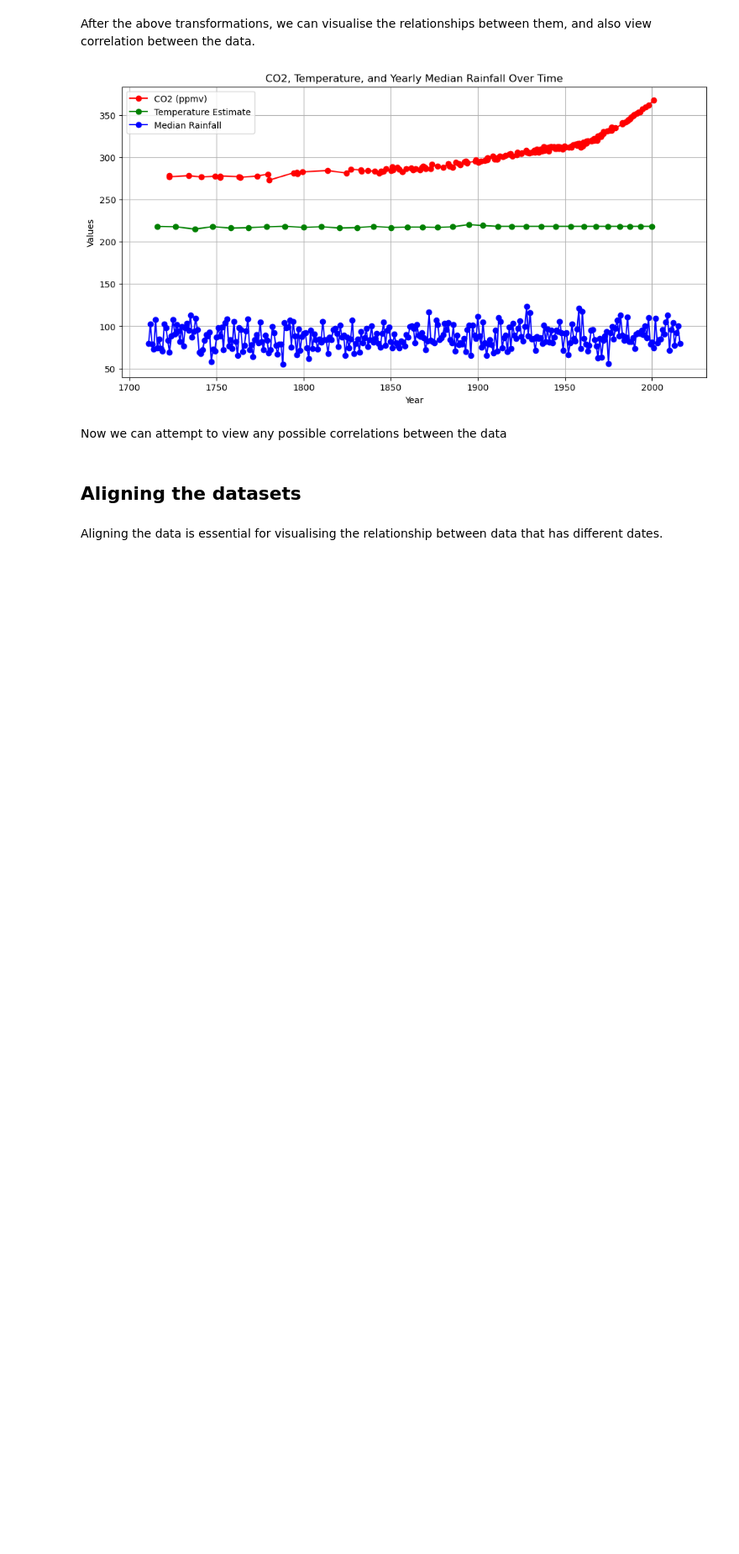
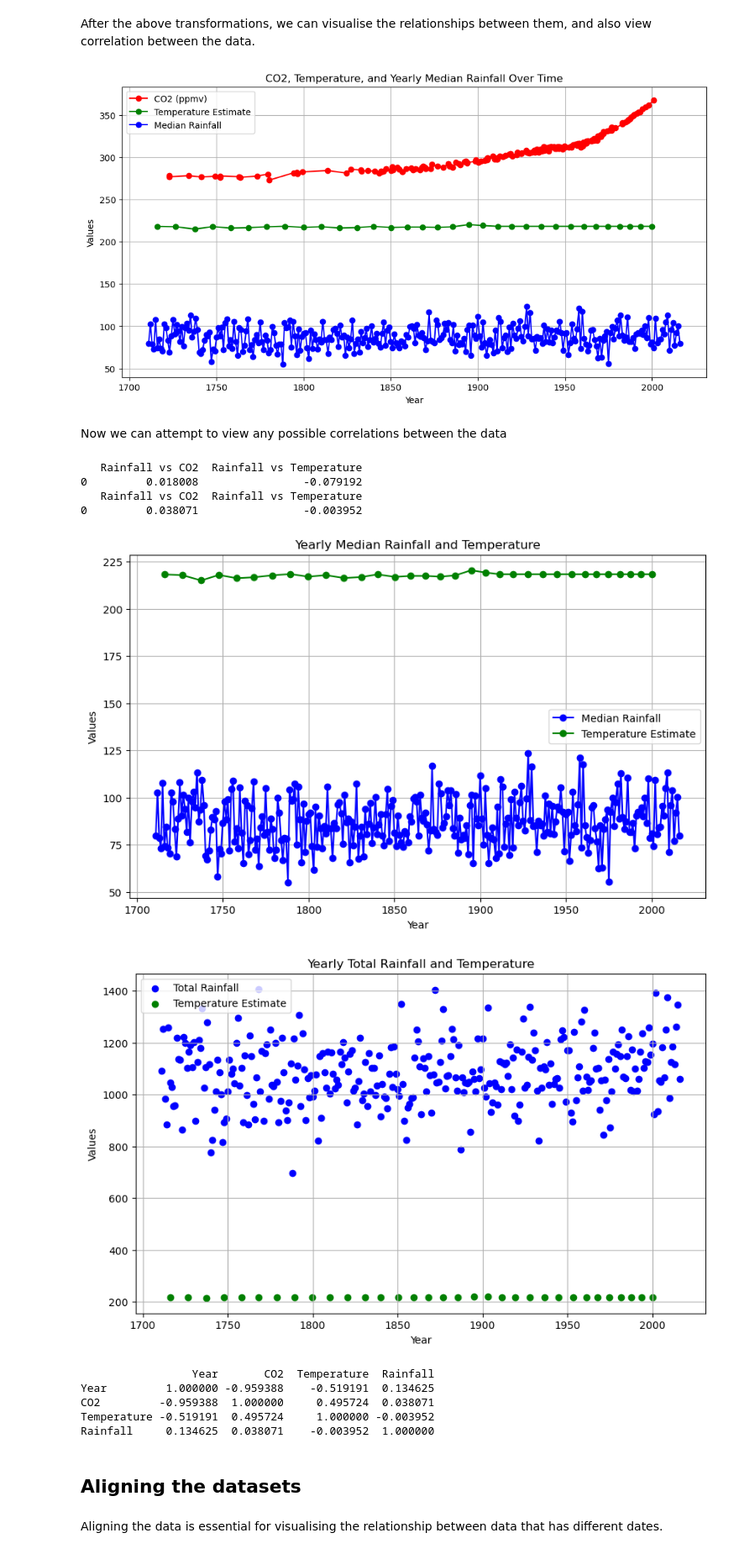
Before and after one commit to nexlanglxm/climate-data-analysis, a Jupyter notebook: project2/project.ipynb, the cells around one changed output. Shown at 84% size. Saved outputs shown, nothing was run; the diff lists cells and outputs as text; code cells hidden in the pictures; blank space fills up the shorter version.

Commit message:
correlation work

```diff
--- a/project2/project.ipynb
+++ b/project2/project.ipynb
@@ -400,6 +400,7 @@ After the above transformations, we can visualise the relationships between them
 yearco2 = filtered_co2['Actual Year']
 yeartemp = filtered_temp['Actual Year']
 yearrain = yearly_median_rainfall_dataset['Year']
+yeartotalrain = yearly_rainfall_dataset['Year']
 
 fig, ax = plt.subplots(figsize=(12, 6))
 
@@ -427,6 +428,72 @@ plt.show()
 [figure]
 # %% [markdown]
 Now we can attempt to view any possible correlations between the data
+# %%
+# Calculate Pearson correlation coefficients
+correlation_coefficients = pd.DataFrame({
+    'Rainfall vs CO2': filtered_co2['CO2 (ppmv)'].corr(yearly_median_rainfall_dataset['Median rainfall']),
+    'Rainfall vs Temperature': filtered_temp['temp'].corr(yearly_median_rainfall_dataset['Median rainfall'])
+}, index=[0])
+
+# Display correlation coefficients
+print(correlation_coefficients)
+
+totalraincorr = pd.DataFrame({
+    'Rainfall vs CO2': filtered_co2['CO2 (ppmv)'].corr(yearly_rainfall_dataset['Rainfall']),
+    'Rainfall vs Temperature': filtered_temp['temp'].corr(yearly_rainfall_dataset['Rainfall'])
+}, index=[0])
+
+print(totalraincorr)
+# %% [output]
+   Rainfall vs CO2  Rainfall vs Temperature
+0         0.018008                -0.079192
+   Rainfall vs CO2  Rainfall vs Temperature
+0         0.038071                -0.003952
+# %%
+# Line plot: Rainfall and Temperature over years
+plt.figure(figsize=(10, 6))
+plt.plot(yearrain, yearly_median_rainfall_dataset['Median rainfall'], marker='o', linestyle='-', color='blue', label='Median Rainfall')
+plt.plot(yeartemp, filtered_temp['temp'], marker='o', linestyle='-', color='green', label='Temperature Estimate')
+plt.xlabel('Year')
+plt.ylabel('Values')
+plt.title('Yearly Median Rainfall and Temperature')
+plt.legend()
+plt.grid(True)
+plt.show()
+
+#scatter plot: Rainfall and Temperature over years
+plt.figure(figsize=(10, 6))
+plt.scatter(yeartotalrain, yearly_rainfall_dataset['Rainfall'], color='blue', label='Total Rainfall')
+plt.scatter(yeartemp, filtered_temp['temp'], color='green', label='Temperature Estimate')
+plt.xlabel('Year')
+plt.ylabel('Values')
+plt.title('Yearly Total Rainfall and Temperature')
+plt.legend()
+plt.grid(True)
+plt.show()
+# %% [output]
+[figure, added]
+[figure, added]
+# %%
+# Combine the 'Actual Year', 'CO2 (ppmv)', 'temp', and 'Median rainfall' columns into a single DataFrame
+combined_data = pd.DataFrame({
+    'Year': yearly_rainfall_dataset['Year'],
+    'CO2': filtered_co2['CO2 (ppmv)'],
+    'Temperature': filtered_temp['temp'],  # Assuming the column name for temperature is 'temp'
+    'Rainfall': yearly_rainfall_dataset['Rainfall']
+})
+
+# Calculate the correlation matrix
+correlation_matrix = combined_data.corr()
+
+# Display the correlation matrix
+print(correlation_matrix)
+# %% [output]
+                 Year       CO2  Temperature  Rainfall
+Year         1.000000 -0.959388    -0.519191  0.134625
+CO2         -0.959388  1.000000     0.495724  0.038071
+Temperature -0.519191  0.495724     1.000000 -0.003952
+Rainfall     0.134625  0.038071    -0.003952  1.000000
 # %% [markdown]
 ## Aligning the datasets
 # %%
```
